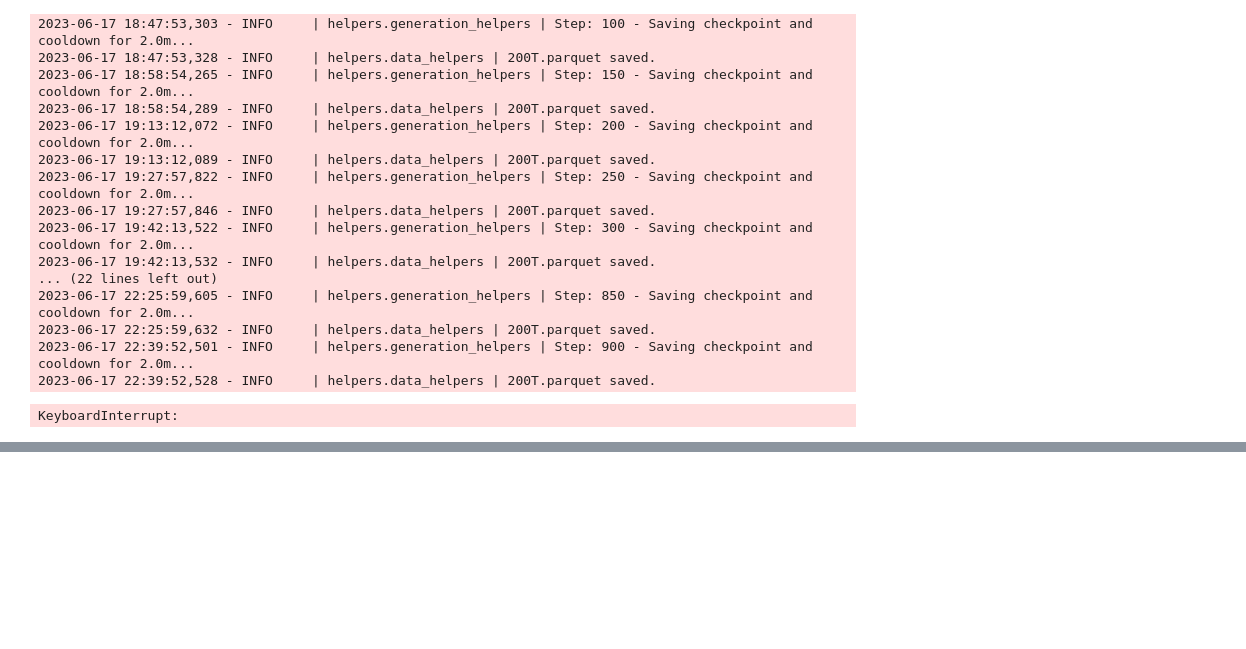
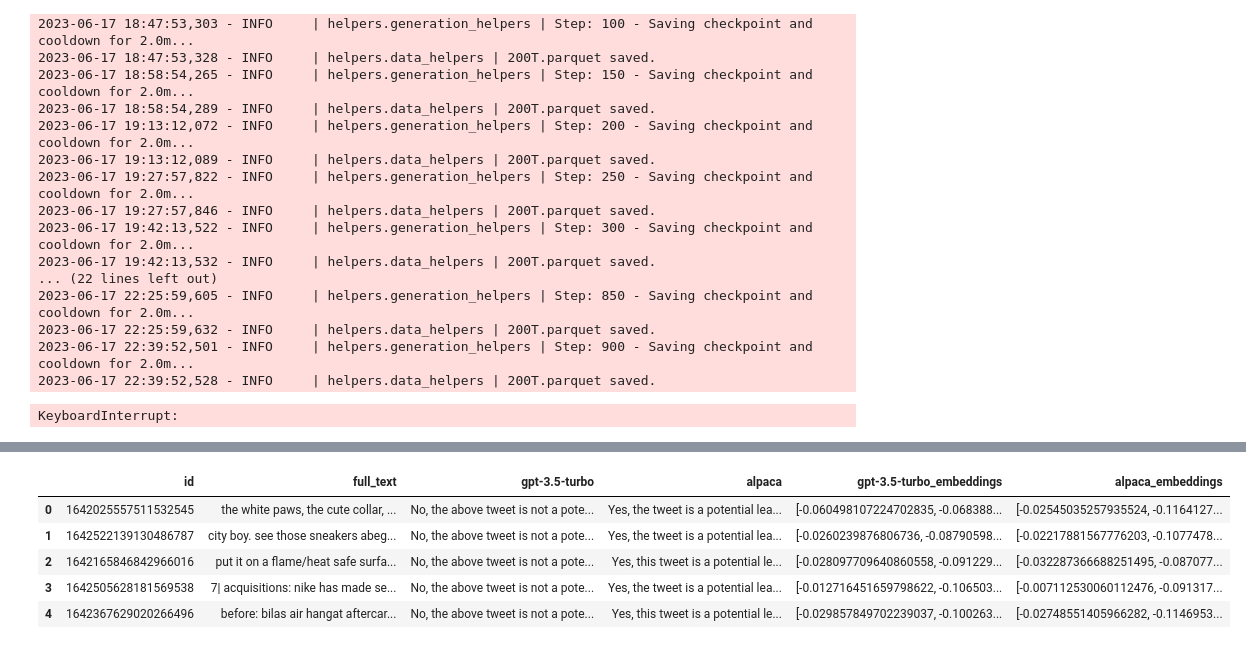
Before and after one commit to LoriTosoChef/msc-thesis-llm-clustering, a Jupyter notebook: thesis_research.ipynb, the cells around one changed output, grey strips where cells are left out. Cells and saved outputs as stored; diff of their text form; code cells hidden in the pictures; blank space fills up the shorter version.

Commit message:
embeddings chapter

```diff
--- a/thesis_research.ipynb
+++ b/thesis_research.ipynb
@@ -188,0 +191,7 @@ output_tweets = generation_loop(model=gpt4all,
+# %%
+# Load tweets and generations
+df = pd.read_parquet('outputs/1000T_2023617.parquet')
+
+# Select model columns
+model_cols = df.columns[2:]
+model_cols
@@ -188,0 +200,5 @@ output_tweets = generation_loop(model=gpt4all,
+# %%
+from models.embeddings import SentenceEmbeddings
+
+# Using distil-roberta for the sentence embeddings
+distilrberta = SentenceEmbeddings(name='distil-roberta')
@@ -188,0 +209,6 @@ output_tweets = generation_loop(model=gpt4all,
+# %%
+# generating embeddings
+distil_dict = {}
+for col in model_cols:
+    logger.info(f'Parsing model: {col}')
+    distil_dict[col] = distilrberta.generate_embeddings(input_texts=df[col])
@@ -188,0 +220,15 @@ output_tweets = generation_loop(model=gpt4all,
+# %%
+# insert embeddings in dataframe
+for col in model_cols:
+    embeddings_col = col + '_embeddings'
+    temp = pd.DataFrame({embeddings_col: distil_dict[col].tolist()})
+    df[embeddings_col] = temp[embeddings_col].copy()
+
+df.head()
+# %% [output]
+|  | id | full_text | gpt-3.5-turbo | alpaca | gpt-3.5-turbo_embeddings | alpaca_embeddings |
+| 0 | 1642025557511532545 | the white paws, the cute collar, ... | No, the above tweet is not a pote... | Yes, the tweet is a potential lea... | [-0.060498107224702835, -0.068388... | [-0.02545035257935524, -0.1164127... |
+| 1 | 1642522139130486787 | city boy. see those sneakers abeg... | No, the above tweet is not a pote... | Yes, the tweet is a potential lea... | [-0.0260239876806736, -0.08790598... | [-0.02217881567776203, -0.1077478... |
+| 2 | 1642165846842966016 | put it on a flame/heat safe surfa... | No, the above tweet is not a pote... | Yes, this tweet is a potential le... | [-0.028097709640860558, -0.091229... | [-0.032287366688251495, -0.087077... |
+| 3 | 1642505628181569538 | 7| acquisitions: nike has made se... | No, the above tweet is not a pote... | Yes, the tweet is a potential lea... | [-0.012716451659798622, -0.106503... | [-0.007112530060112476, -0.091317... |
+| 4 | 1642367629020266496 | before: bilas air hangat aftercar... | No, the above tweet is not a pote... | Yes, this tweet is a potential le... | [-0.029857849702239037, -0.100263... | [-0.02748551405966282, -0.1146953... |
```
Also changed, not shown: parts of 7 cells of this notebook.
